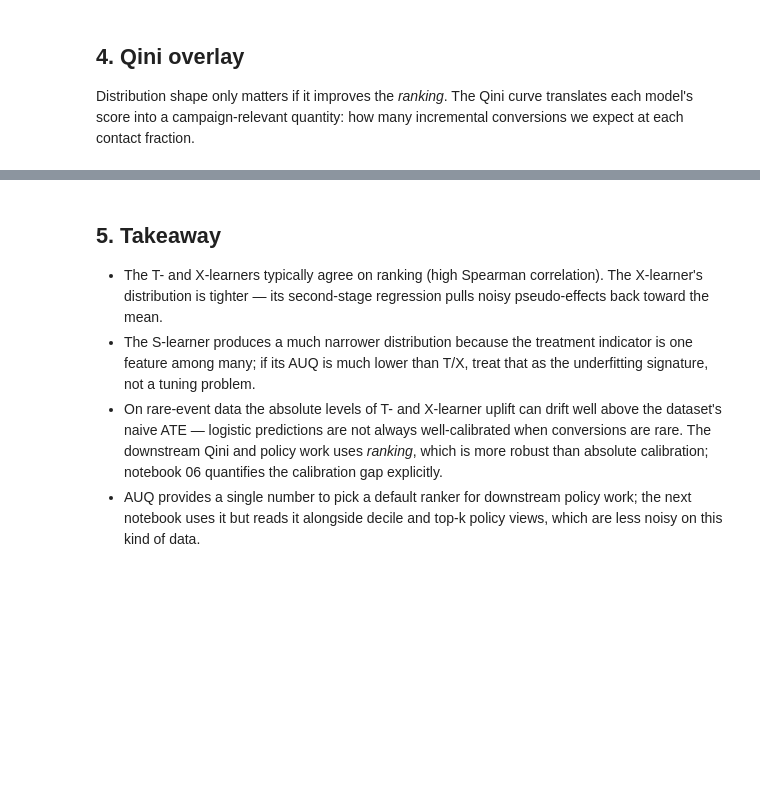
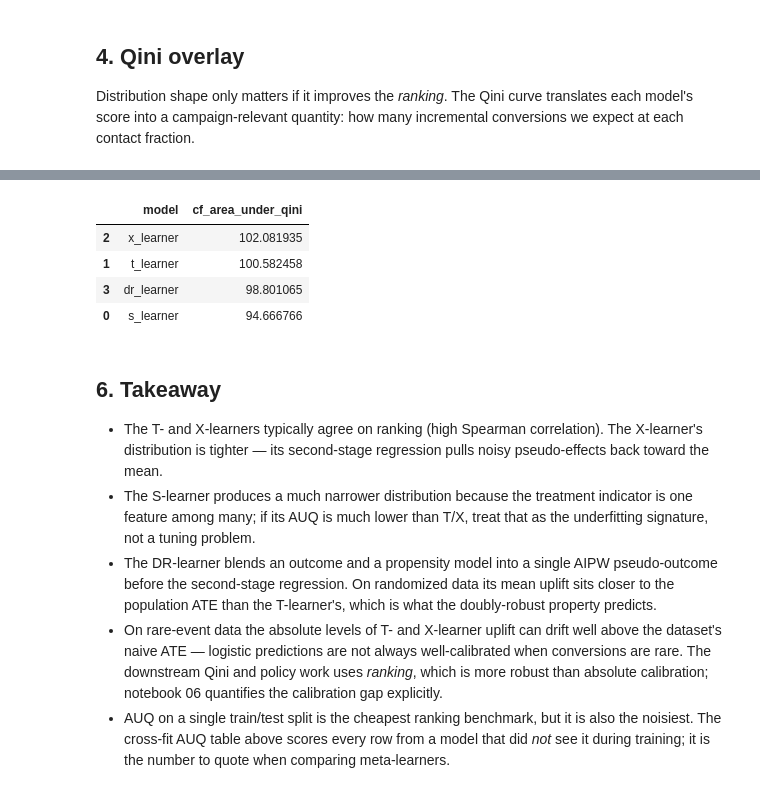
Before and after one commit to DiogoRibeiro7/causal-uplift-marketing-campaign, a Jupyter notebook: notebooks/04_uplift_models_s_learner_t_learner_x_learner.ipynb, the cells around one changed output, grey strips where cells are left out. Saved outputs shown, nothing was run; the diff lists cells and outputs as text; code cells hidden in the pictures; blank space fills up the shorter version.

```diff
--- a/notebooks/04_uplift_models_s_learner_t_learner_x_learner.ipynb
+++ b/notebooks/04_uplift_models_s_learner_t_learner_x_learner.ipynb
@@ -118,7 +133,6 @@ Distribution shape only matters if it improves the *ranking*. The Qini curve tra
 # %%
 rows = []
 fig, ax = plt.subplots()
-colors = {"s_learner": "#3b6ea8", "t_learner": "#b04a4a", "x_learner": "#3b8a4a"}
 for name, scores in uplifts.items():
     curve = qini_curve(
         outcome=y_te.to_numpy(),
@@ -131,7 +145,7 @@ for name, scores in uplifts.items():
         curve["population_fraction"],
         curve["incremental_gain"],
         label=f"{name} (AUQ {auq:.3f})",
-        color=colors[name],
+        color=palette[name],
     )
 ax.set_xlabel("Fraction of population contacted")
 ax.set_ylabel("Cumulative incremental conversions")
@@ -149,7 +171,37 @@ pd.DataFrame(rows).sort_values("area_under_qini", ascending=False)
+# %%
+from uplift_marketing.models import cross_fit_uplift_oof
+
+cf_factories = {
+    "s_learner": lambda: SLearner(spec=spec, random_state=RANDOM_STATE),
+    "t_learner": lambda: TLearner(spec=spec, random_state=RANDOM_STATE),
+    "x_learner": lambda: XLearner(spec=spec, random_state=RANDOM_STATE),
+    "dr_learner": lambda: DRLearner(spec=spec, n_splits=5, random_state=RANDOM_STATE),
+}
+cf_rows = []
+for name, factory in cf_factories.items():
+    oof = cross_fit_uplift_oof(
+        factory, x, treatment, y,
+        n_splits=5, random_state=RANDOM_STATE,
+    )
+    curve = qini_curve(
+        outcome=y.to_numpy(),
+        treatment=treatment.to_numpy(),
+        uplift_score=oof,
+    )
+    cf_rows.append({"model": name, "cf_area_under_qini": area_under_qini(curve)})
+cf_table = pd.DataFrame(cf_rows).sort_values("cf_area_under_qini", ascending=False)
+cf_table
+# %% [output]
+|  | model | cf_area_under_qini |
+| 2 | x_learner | 102.081935 |
+| 1 | t_learner | 100.582458 |
+| 3 | dr_learner | 98.801065 |
+| 0 | s_learner | 94.666766 |
 # %% [markdown]
-## 5. Takeaway
+## 6. Takeaway
 
 - The T- and X-learners typically agree on ranking (high Spearman correlation). The X-learner's distribution is tighter — its second-stage regression pulls noisy pseudo-effects back toward the mean.
 - The S-learner produces a much narrower distribution because the treatment indicator is one feature among many; if its AUQ is much lower than T/X, treat that as the underfitting signature, not a tuning problem.
+- The DR-learner blends an outcome and a propensity model into a single AIPW pseudo-outcome before the second-stage regression. On randomized data its mean uplift sits closer to the population ATE than the T-learner's, which is what the doubly-robust property predicts.
 - On rare-event data the absolute levels of T- and X-learner uplift can drift well above the dataset's naive ATE — logistic predictions are not always well-calibrated when conversions are rare. The downstream Qini and policy work uses *ranking*, which is more robust than absolute calibration; notebook 06 quantifies the calibration gap explicitly.
-- AUQ provides a single number to pick a default ranker for downstream policy work; the next notebook uses it but reads it alongside decile and top-k policy views, which are less noisy on this kind of data.
+- AUQ on a single train/test split is the cheapest ranking benchmark, but it is also the noisiest. The cross-fit AUQ table above scores every row from a model that did *not* see it during training; it is the number to quote when comparing meta-learners.
```
Also changed, not shown: parts of 4 cells of this notebook, 8 other files.
